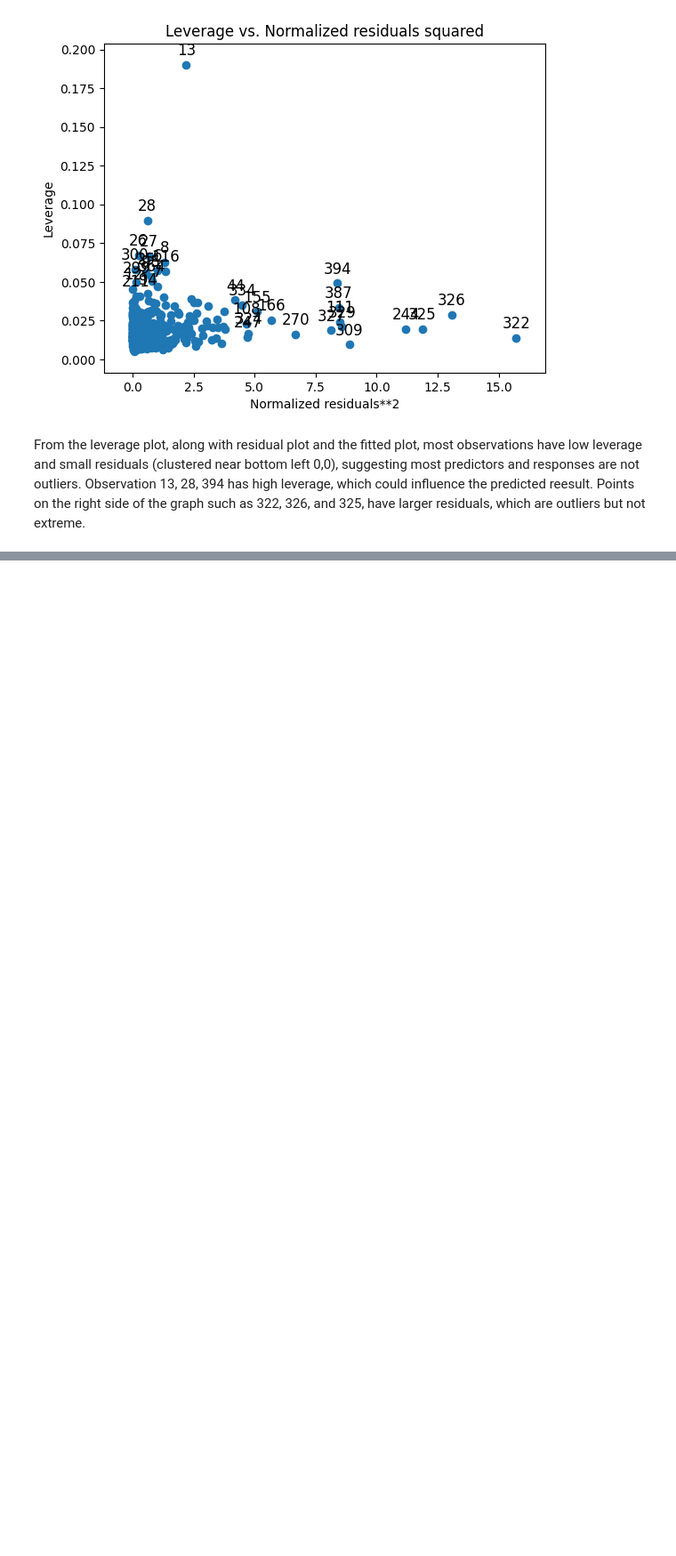
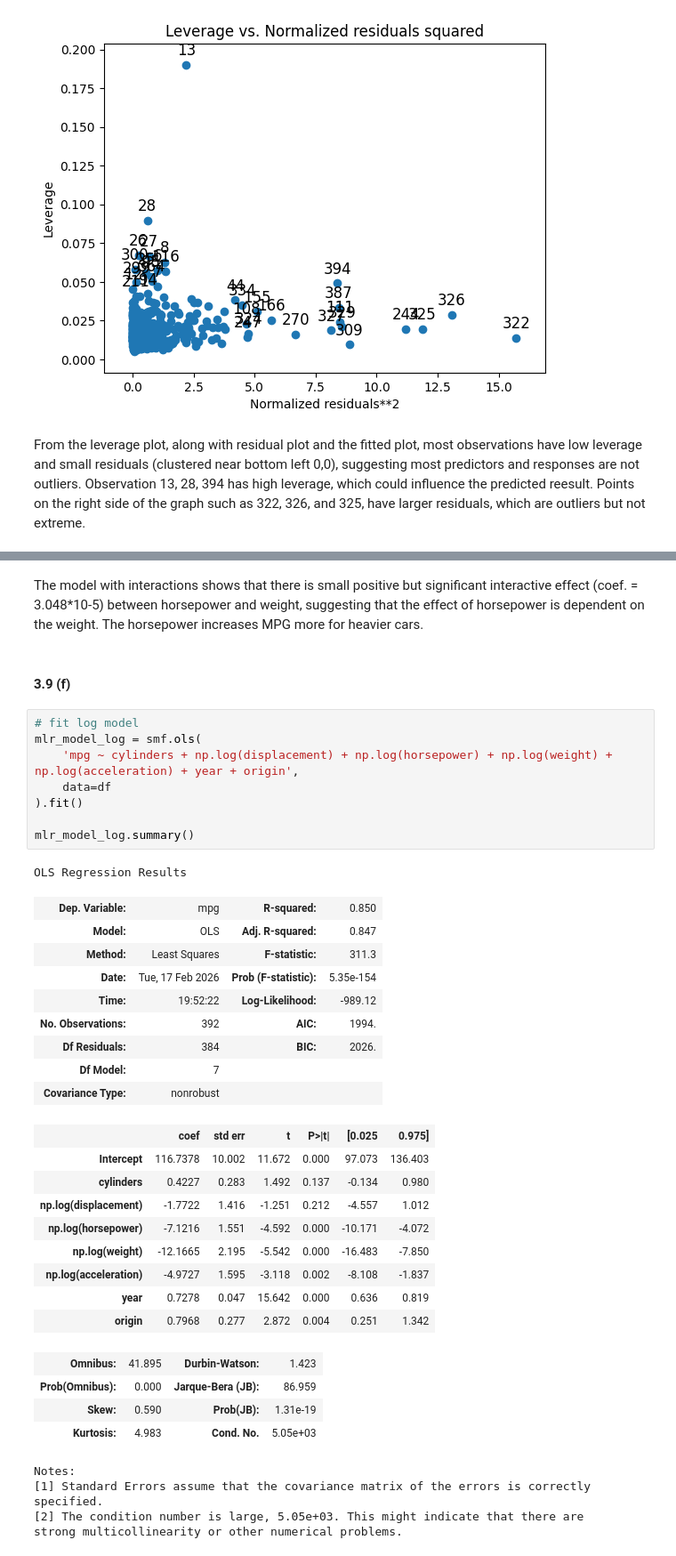
Before and after one commit to mw1296/DSAN5300, a Jupyter notebook: homeworks/HW-2/HW-2.ipynb, the cells around one changed output, grey strips where cells are left out. Shown at 89% size. Cells and saved outputs as stored; diff of their text form; blank space fills up the shorter version.

```diff
--- a/homeworks/HW-2/HW-2.ipynb
+++ b/homeworks/HW-2/HW-2.ipynb
@@ -283,0 +326,40 @@ From the leverage plot, along with residual plot and the fitted plot, most obser
+# %% [markdown]
+The model with interactions shows that there is small positive but significant interactive effect (coef. = 3.048*10-5) between horsepower and weight, suggesting that the effect of horsepower is dependent on the weight. The horsepower increases MPG more for heavier cars.
+# %% [markdown]
+#### 3.9 (f)
+# %%
+# fit log model
+mlr_model_log = smf.ols(
+    'mpg ~ cylinders + np.log(displacement) + np.log(horsepower) + np.log(weight) + np.log(acceleration) + year + origin',
+    data=df
+).fit()
+
+mlr_model_log.summary()
+# %% [output]
+OLS Regression Results
+| Dep. Variable: | mpg | R-squared: | 0.850 |
+| Model: | OLS | Adj. R-squared: | 0.847 |
+| Method: | Least Squares | F-statistic: | 311.3 |
+| Date: | Tue, 17 Feb 2026 | Prob (F-statistic): | 5.35e-154 |
+| Time: | 19:52:22 | Log-Likelihood: | -989.12 |
+| No. Observations: | 392 | AIC: | 1994. |
+| Df Residuals: | 384 | BIC: | 2026. |
+| Df Model: | 7 |  |  |
+| Covariance Type: | nonrobust |  |  |
+|  | coef | std err | t | P>|t| | [0.025 | 0.975] |
+| Intercept | 116.7378 | 10.002 | 11.672 | 0.000 | 97.073 | 136.403 |
+| cylinders | 0.4227 | 0.283 | 1.492 | 0.137 | -0.134 | 0.980 |
+| np.log(displacement) | -1.7722 | 1.416 | -1.251 | 0.212 | -4.557 | 1.012 |
+| np.log(horsepower) | -7.1216 | 1.551 | -4.592 | 0.000 | -10.171 | -4.072 |
+| np.log(weight) | -12.1665 | 2.195 | -5.542 | 0.000 | -16.483 | -7.850 |
+| np.log(acceleration) | -4.9727 | 1.595 | -3.118 | 0.002 | -8.108 | -1.837 |
+| year | 0.7278 | 0.047 | 15.642 | 0.000 | 0.636 | 0.819 |
+| origin | 0.7968 | 0.277 | 2.872 | 0.004 | 0.251 | 1.342 |
+| Omnibus: | 41.895 | Durbin-Watson: | 1.423 |
+| Prob(Omnibus): | 0.000 | Jarque-Bera (JB): | 86.959 |
+| Skew: | 0.590 | Prob(JB): | 1.31e-19 |
+| Kurtosis: | 4.983 | Cond. No. | 5.05e+03 |
+Notes:
+[1] Standard Errors assume that the covariance matrix of the errors is correctly specified.
+[2] The condition number is large, 5.05e+03. This might indicate that there are
+strong multicollinearity or other numerical problems.
```
Also changed, not shown: parts of 5 cells of this notebook.
